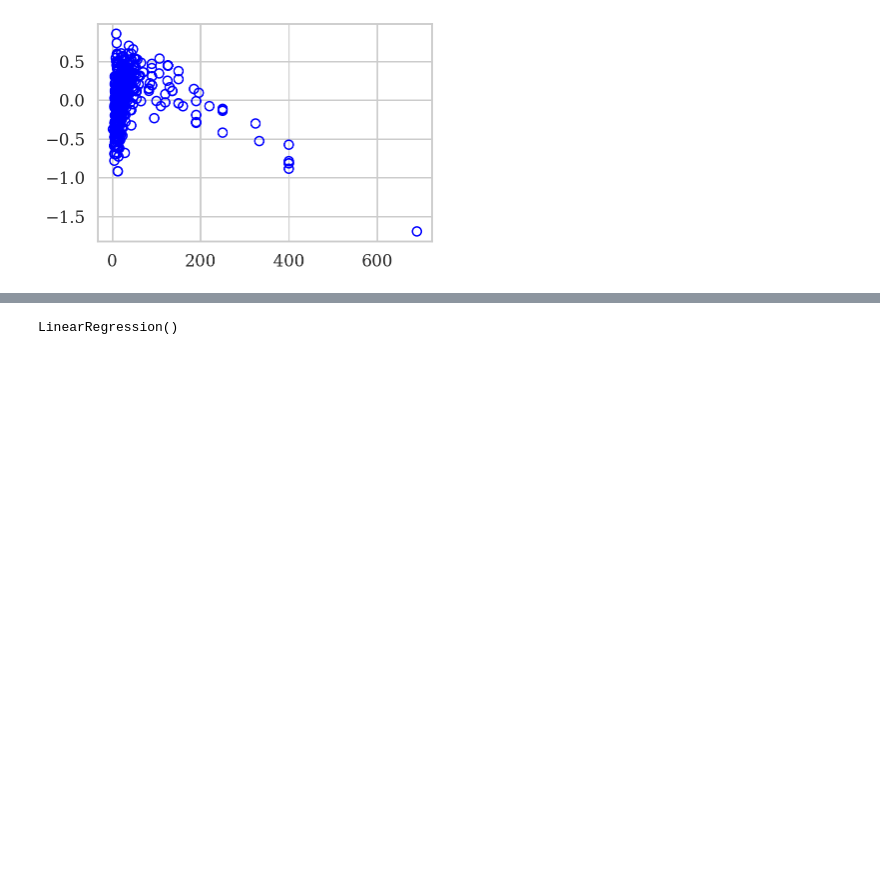
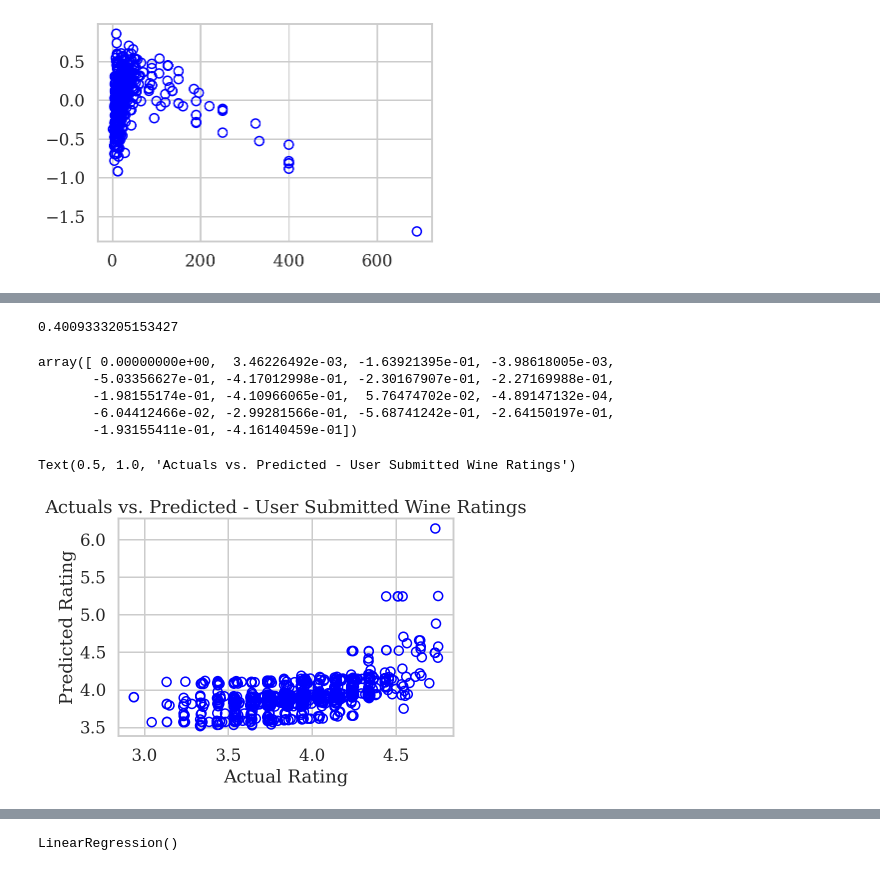
Before and after one commit to mattsegall/metis-project-2, a Jupyter notebook: Cleaning & Analysis Practice.ipynb, the cells around one changed output, grey strips where cells are left out. Cells and saved outputs as stored; diff of their text form; code cells hidden in the pictures; blank space fills up the shorter version.

Commit message:
challenge 3

```diff
--- a/Cleaning & Analysis Practice.ipynb
+++ b/Cleaning & Analysis Practice.ipynb
@@ -212,0 +182,4 @@ plt.scatter(wine_data['Average Price'], y_resid, facecolors='none', edgecolors='
+# %%
+#challenge 3
+wine_data_dummies = pd.get_dummies(wine_data['Country'], drop_first = True)
+wine_data_dummies
@@ -213,2 +200,36 @@ plt.scatter(wine_data['Average Price'], y_resid, facecolors='none', edgecolors='
 # %%
-#convert year into age
+combine_list = [wine_data, wine_data_dummies]
+wine_data_with_dummies = pd.concat(combine_list, axis=1)
+# %%
+X = wine_data_with_dummies[['Rating Mean', 'Average Price', 'Australia', 'Brazil', 'Chile',
+               'France', 'Georgia', 'Germany', 'Italy', 'Lebanon', 'Macedonia',
+              'Mexico', 'New Zealand', 'Portugal', 'South Africa', 'Spain',
+              'United States', 'Uruguay']]
+y = wine_data_with_dummies['Average Rating']
+
+lr = LinearRegression()
+lr.fit(X, y)
+
+y_predicted = lr.predict(X)
+# %%
+score = lr.score(X, y)
+score
+# %% [output]
+0.4009333205153427
+# %%
+lr.coef_
+# %% [output]
+array([ 0.00000000e+00,  3.46226492e-03, -1.63921395e-01, -3.98618005e-03,
+       -5.03356627e-01, -4.17012998e-01, -2.30167907e-01, -2.27169988e-01,
+       -1.98155174e-01, -4.10966065e-01,  5.76474702e-02, -4.89147132e-04,
+       -6.04412466e-02, -2.99281566e-01, -5.68741242e-01, -2.64150197e-01,
+       -1.93155411e-01, -4.16140459e-01])
+# %%
+#actuals vs predicted
+plt.scatter(y, y_predicted, facecolors='none', edgecolors='b')
+plt.xlabel('Actual Rating')
+plt.ylabel('Predicted Rating')
+plt.title('Actuals vs. Predicted - User Submitted Wine Ratings')
+# %% [output]
+Text(0.5, 1.0, 'Actuals vs. Predicted - User Submitted Wine Ratings')
+[figure, added]
```
Also changed, not shown: parts of 10 cells of this notebook.
